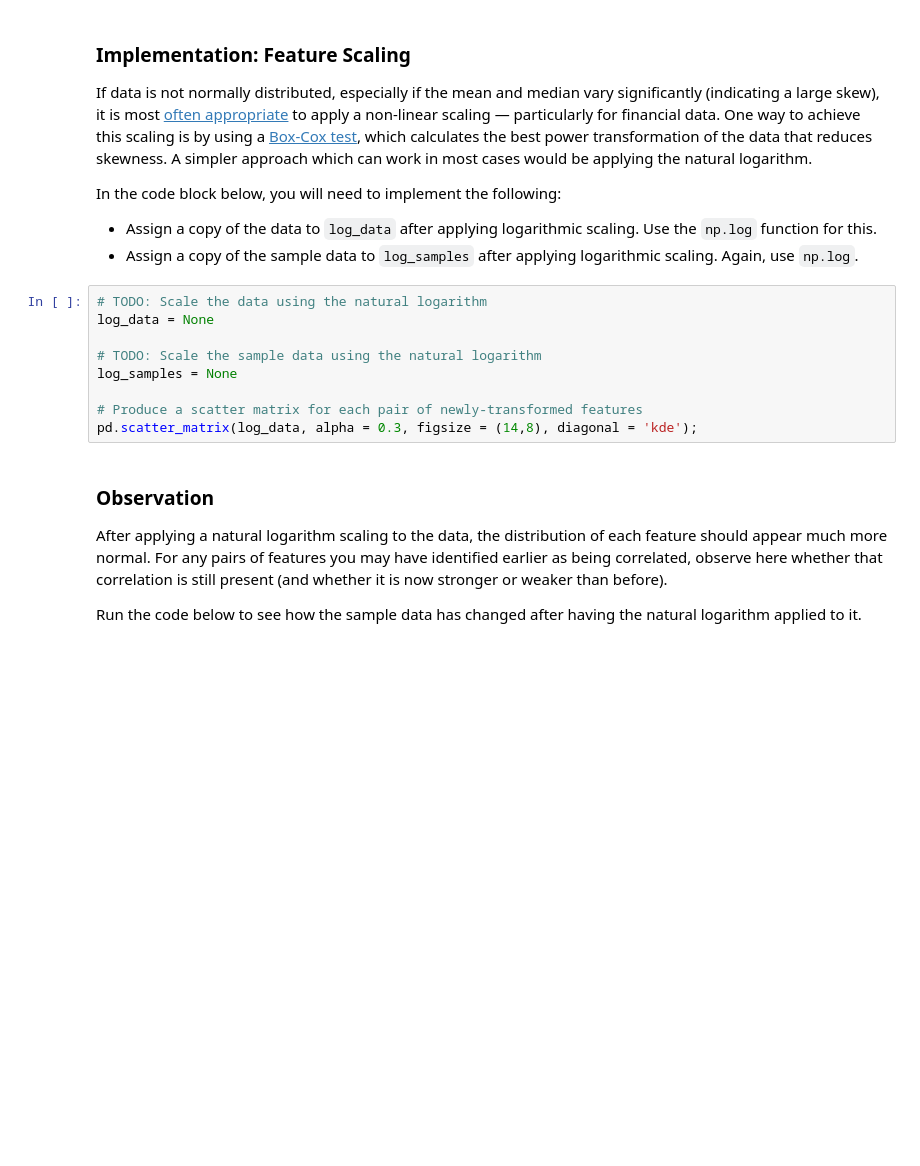
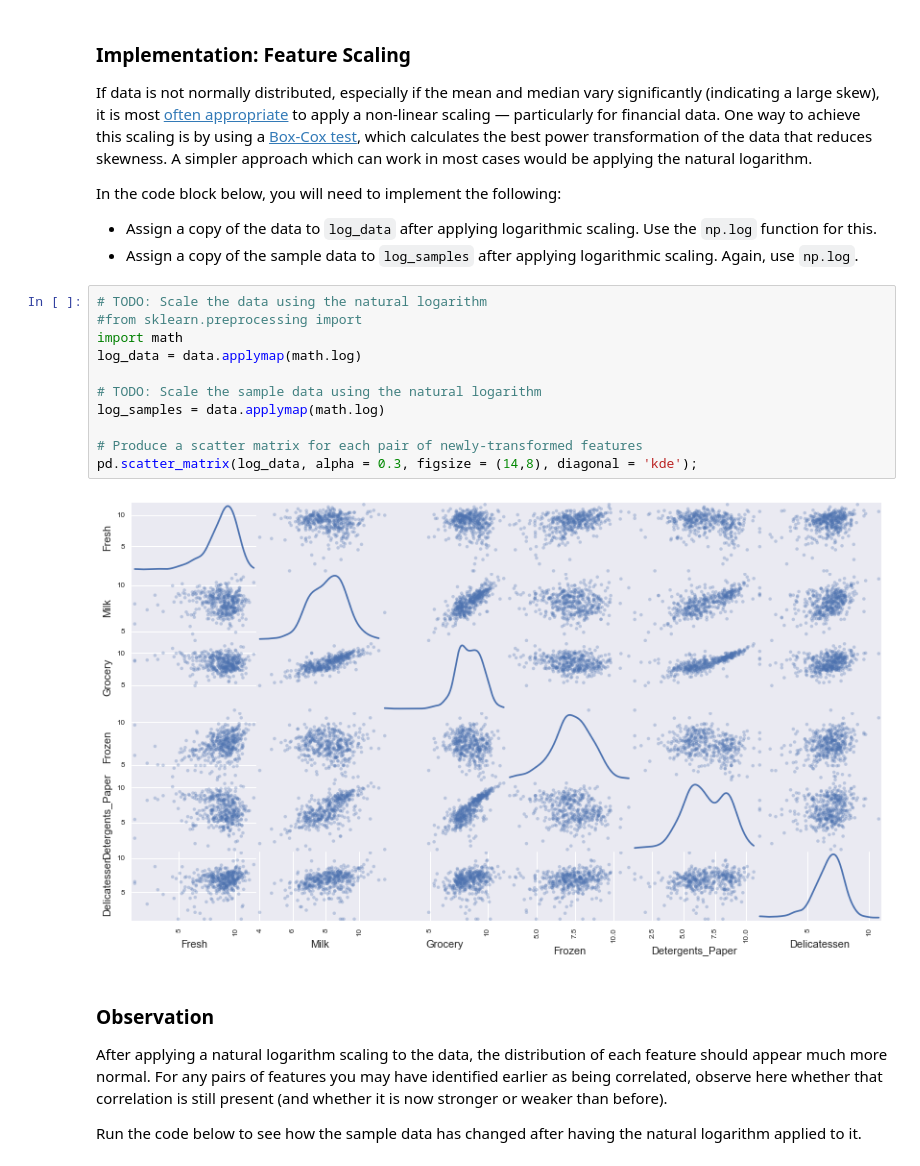
Before and after one commit to killakalle/customer_segments, a Jupyter notebook: customer_segments.ipynb, the cells around one changed output. Saved outputs shown, nothing was run; the diff lists cells and outputs as text; blank space fills up the shorter version.

```diff
--- a/customer_segments.ipynb
+++ b/customer_segments.ipynb
@@ -134,13 +197,17 @@ In the code block below, you will need to implement the following:
  - Assign a copy of the sample data to `log_samples` after applying logarithmic scaling. Again, use `np.log`.
 # %%
 # TODO: Scale the data using the natural logarithm
-log_data = None
+#from sklearn.preprocessing import
+import math
+log_data = data.applymap(math.log)
 
 # TODO: Scale the sample data using the natural logarithm
-log_samples = None
+log_samples = data.applymap(math.log)
 
 # Produce a scatter matrix for each pair of newly-transformed features
 pd.scatter_matrix(log_data, alpha = 0.3, figsize = (14,8), diagonal = 'kde');
+# %% [output]
+[figure, added]
 # %% [markdown]
 ### Observation
 After applying a natural logarithm scaling to the data, the distribution of each feature should appear much more normal. For any pairs of features you may have identified earlier as being correlated, observe here whether that correlation is still present (and whether it is now stronger or weaker than before).
```
Also changed, not shown: parts of 19 cells of this notebook.
